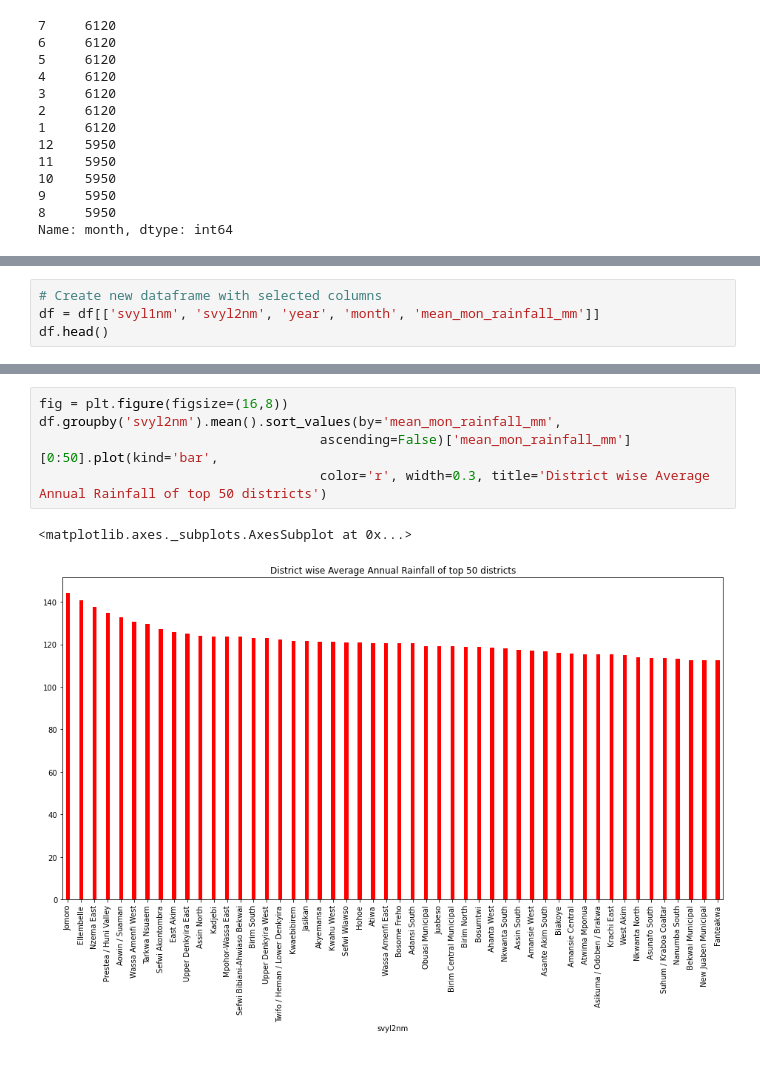
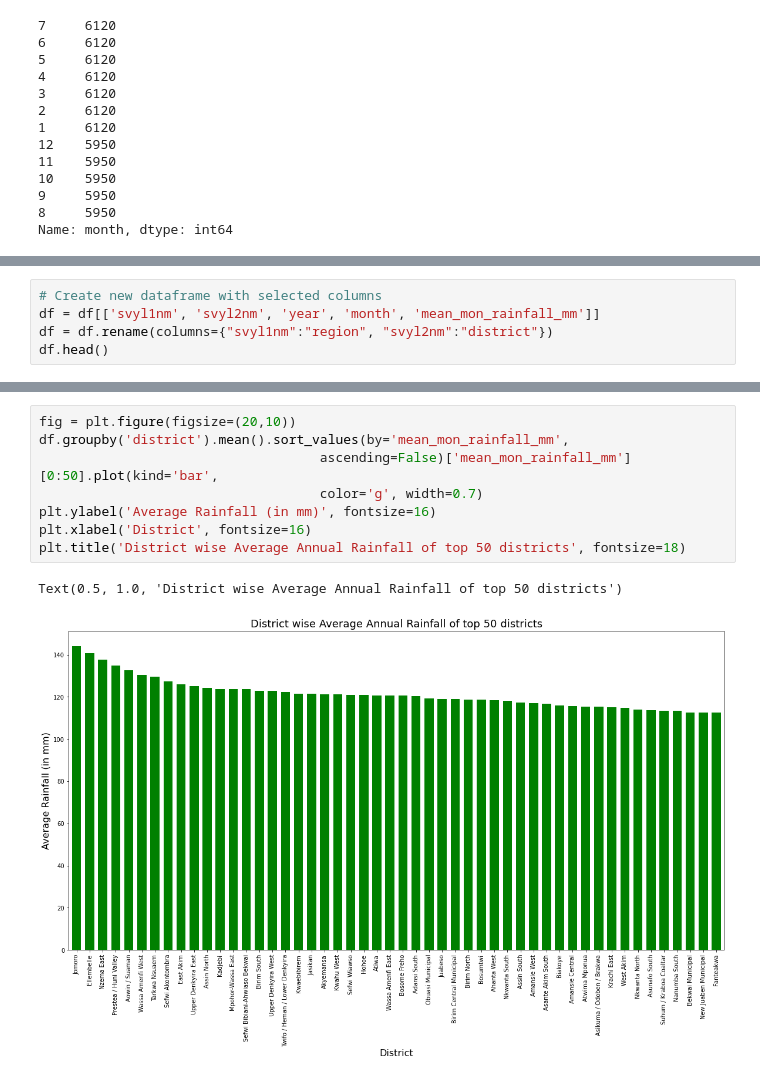
Before and after one commit to doski-codes/azubi-hackathon, a Jupyter notebook: Hackathon.ipynb, the cells around one changed output, grey strips where cells are left out. Cells and saved outputs as stored; diff of their text form.

Commit message:
Edit graphs in notebook

```diff
--- a/Hackathon.ipynb
+++ b/Hackathon.ipynb
@@ -373,5 +373,6 @@ Name: svyl1nm, dtype: int64
 # %%
 # Create new dataframe with selected columns
 df = df[['svyl1nm', 'svyl2nm', 'year', 'month', 'mean_mon_rainfall_mm']]
+df = df.rename(columns={"svyl1nm":"region", "svyl2nm":"district"})
 df.head()
 # %% [output]
@@ -400,11 +407,14 @@ df.groupby('svyl1nm').mean().sort_values(by='mean_mon_rainfall_mm',
 # %%
-fig = plt.figure(figsize=(16,8))
-df.groupby('svyl2nm').mean().sort_values(by='mean_mon_rainfall_mm',
+fig = plt.figure(figsize=(20,10))
+df.groupby('district').mean().sort_values(by='mean_mon_rainfall_mm',
                                     ascending=False)['mean_mon_rainfall_mm'][0:50].plot(kind='bar',
-                                    color='r', width=0.3, title='District wise Average Annual Rainfall of top 50 districts')
+                                    color='g', width=0.7)
+plt.ylabel('Average Rainfall (in mm)', fontsize=16)
+plt.xlabel('District', fontsize=16)
+plt.title('District wise Average Annual Rainfall of top 50 districts', fontsize=18)
 # %% [output]
-<matplotlib.axes._subplots.AxesSubplot at 0x...>
+Text(0.5, 1.0, 'District wise Average Annual Rainfall of top 50 districts')
-[figure, old version]
+[figure, new version]
 # %%
 fig = plt.figure(figsize=(16,8))
 df.groupby('month').mean().sort_values(by='mean_mon_rainfall_mm',
```
Also changed, not shown: parts of 6 cells of this notebook.
